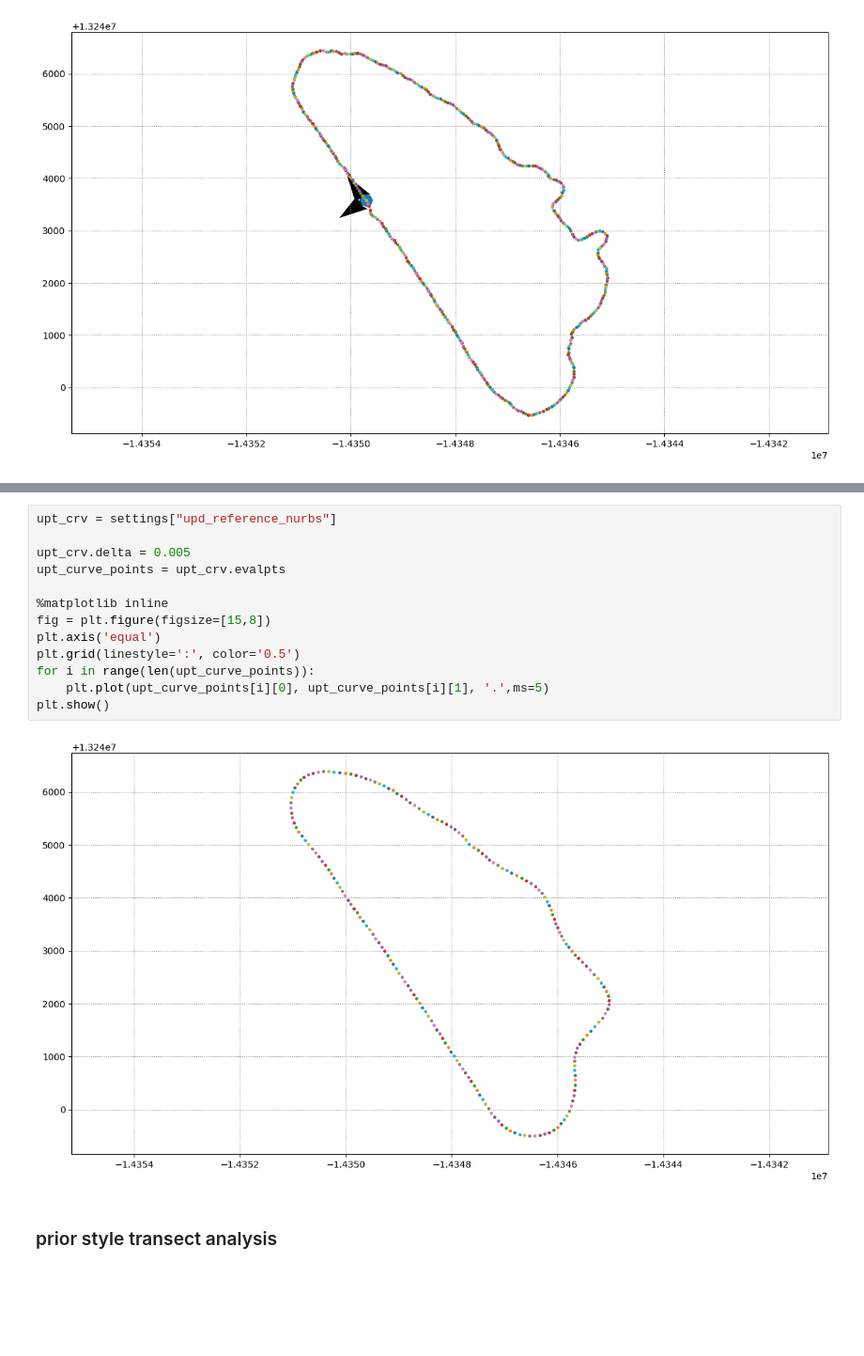
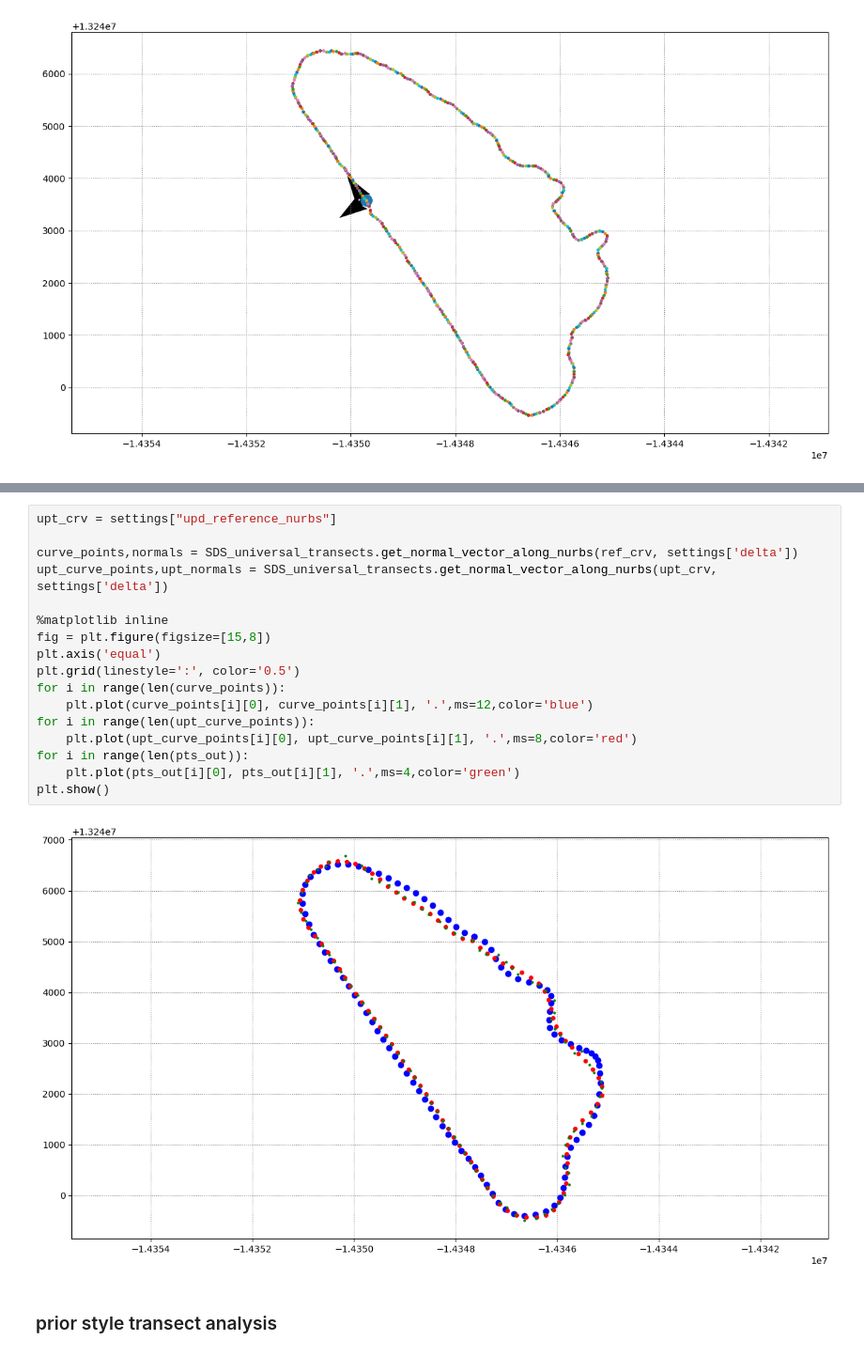
Before and after one commit to Wzesk/CoastSat, a Jupyter notebook: testing.ipynb, the cells around one changed output, grey strips where cells are left out. Shown at 94% size. Drawn from its saved outputs; the diff is of its cells as text; blank space fills up the shorter version.

Commit message:
debugging nurbs transect generation

```diff
--- a/testing.ipynb
+++ b/testing.ipynb
@@ -213,18 +223,22 @@ calcualting 111 shorelines
 # %%
 upt_crv = settings["upd_reference_nurbs"]
 
-upt_crv.delta = 0.005
-upt_curve_points = upt_crv.evalpts
+curve_points,normals = SDS_universal_transects.get_normal_vector_along_nurbs(ref_crv, settings['delta'])
+upt_curve_points,upt_normals = SDS_universal_transects.get_normal_vector_along_nurbs(upt_crv, settings['delta'])
 
 %matplotlib inline
 fig = plt.figure(figsize=[15,8])
 plt.axis('equal')
 plt.grid(linestyle=':', color='0.5')
+for i in range(len(curve_points)):
+    plt.plot(curve_points[i][0], curve_points[i][1], '.',ms=12,color='blue')
 for i in range(len(upt_curve_points)):
-    plt.plot(upt_curve_points[i][0], upt_curve_points[i][1], '.',ms=5)
+    plt.plot(upt_curve_points[i][0], upt_curve_points[i][1], '.',ms=8,color='red')
+for i in range(len(pts_out)):
+    plt.plot(pts_out[i][0], pts_out[i][1], '.',ms=4,color='green')
 plt.show()
 # %% [output]
-[figure, old version]
+[figure, new version]
 # %% [markdown]
 ### prior style transect analysis
 # %%
```
Also changed, not shown: parts of 7 cells of this notebook, 2 other files.
